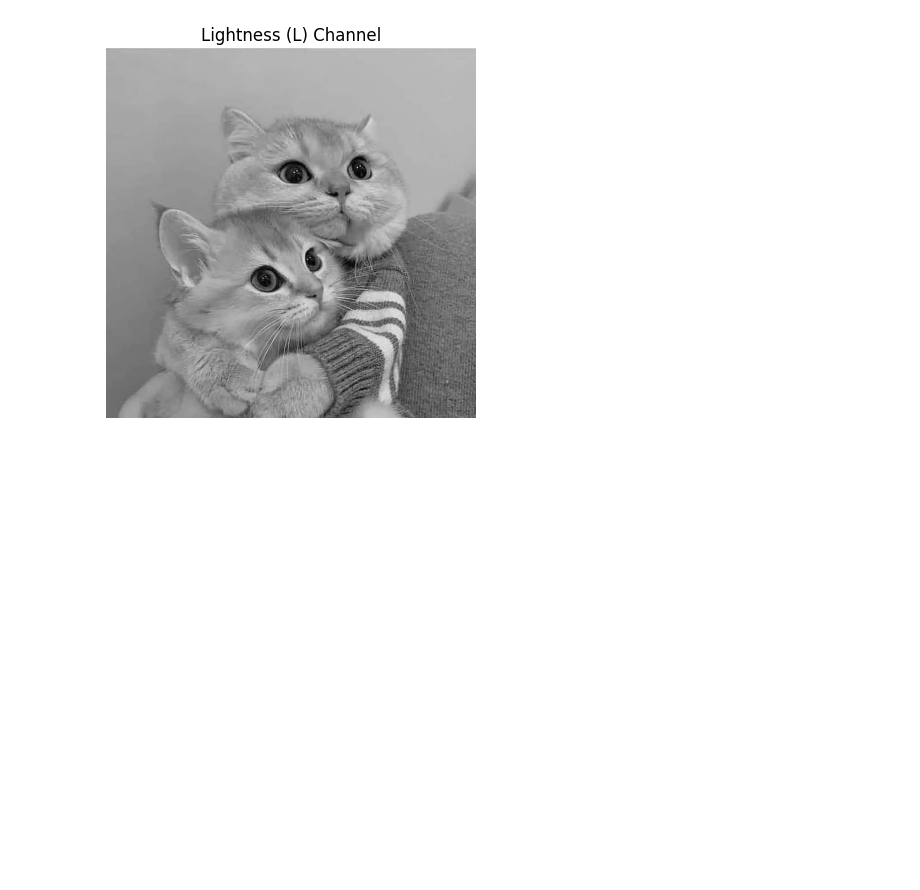
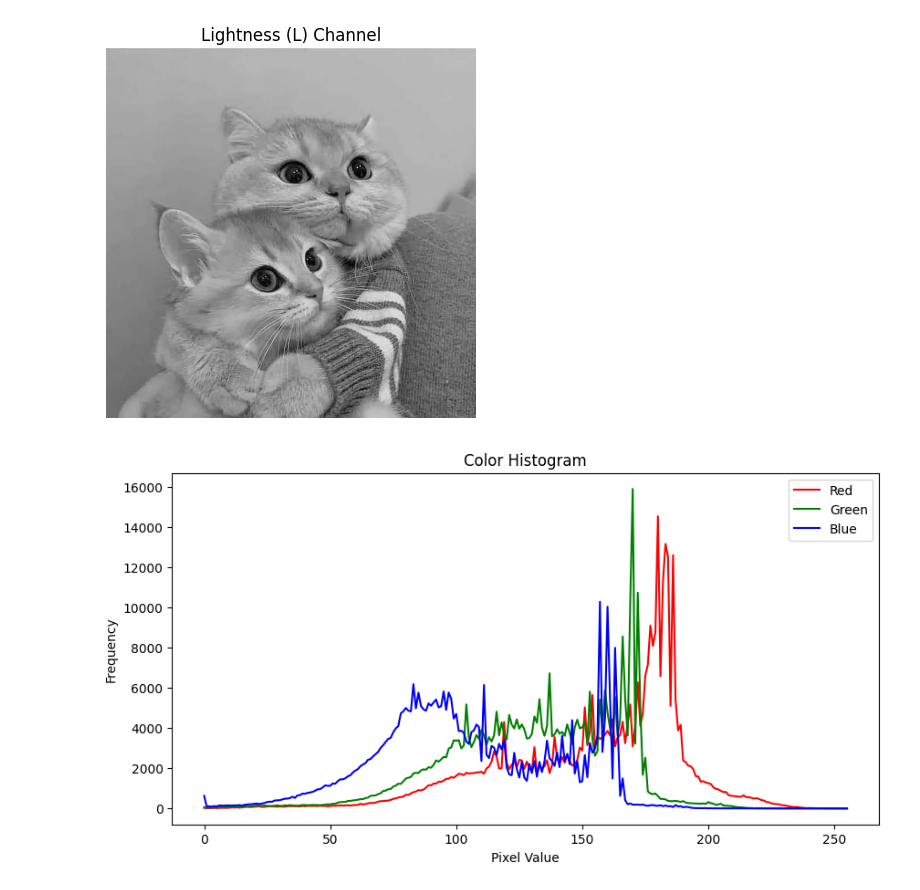
Before and after one commit to USPMenas/Artificial-Inteligence-study-cases, a Jupyter notebook: Retrieving-data/images/color/color-feature.ipynb, the cells around one changed output. Drawn from its saved outputs; the diff is of its cells as text; code cells hidden in the pictures; blank space fills up the shorter version.

```diff
--- a/Retrieving-data/images/color/color-feature.ipynb
+++ b/Retrieving-data/images/color/color-feature.ipynb
@@ -83,3 +62,32 @@ plt.axis("off")
 plt.show()
 # %% [output]
 [figure]
+# %%
+import cv2
+import numpy as np
+import matplotlib.pyplot as plt
+
+# Load image
+image = cv2.imread("example.jpg")
+image_rgb = cv2.cvtColor(image, cv2.COLOR_BGR2RGB)
+
+# Split channels
+r, g, b = cv2.split(image_rgb)
+
+# Compute histograms
+hist_r = cv2.calcHist([r], [0], None, [256], [0, 256])
+hist_g = cv2.calcHist([g], [0], None, [256], [0, 256])
+hist_b = cv2.calcHist([b], [0], None, [256], [0, 256])
+
+# Plot histograms
+plt.figure(figsize=(10, 5))
+plt.plot(hist_r, color="red", label="Red")
+plt.plot(hist_g, color="green", label="Green")
+plt.plot(hist_b, color="blue", label="Blue")
+plt.title("Color Histogram")
+plt.xlabel("Pixel Value")
+plt.ylabel("Frequency")
+plt.legend()
+plt.show()
+# %% [output]
+[figure, added]
```
Also changed, not shown: parts of 4 cells of this notebook.
